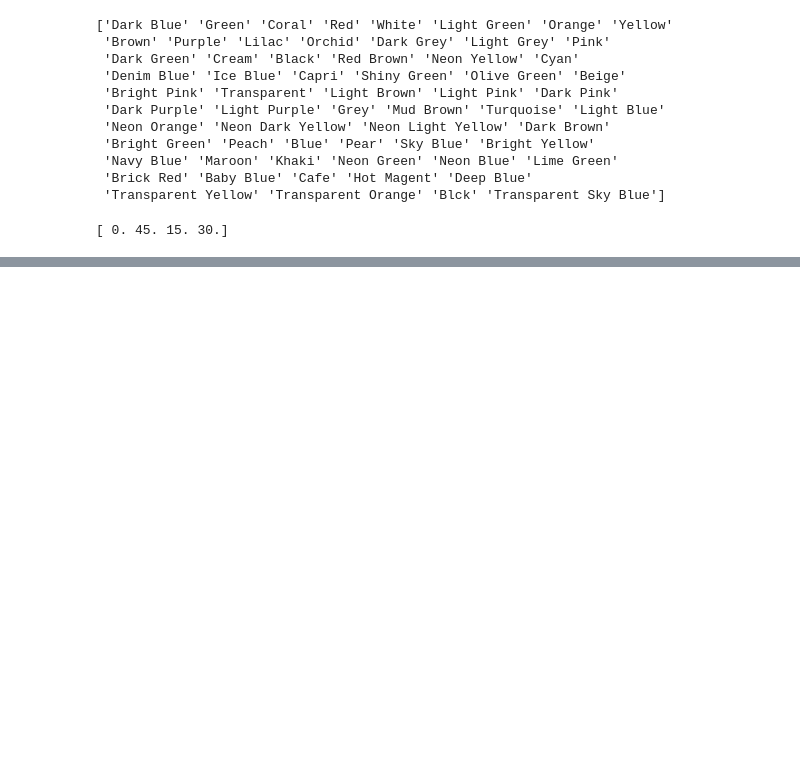
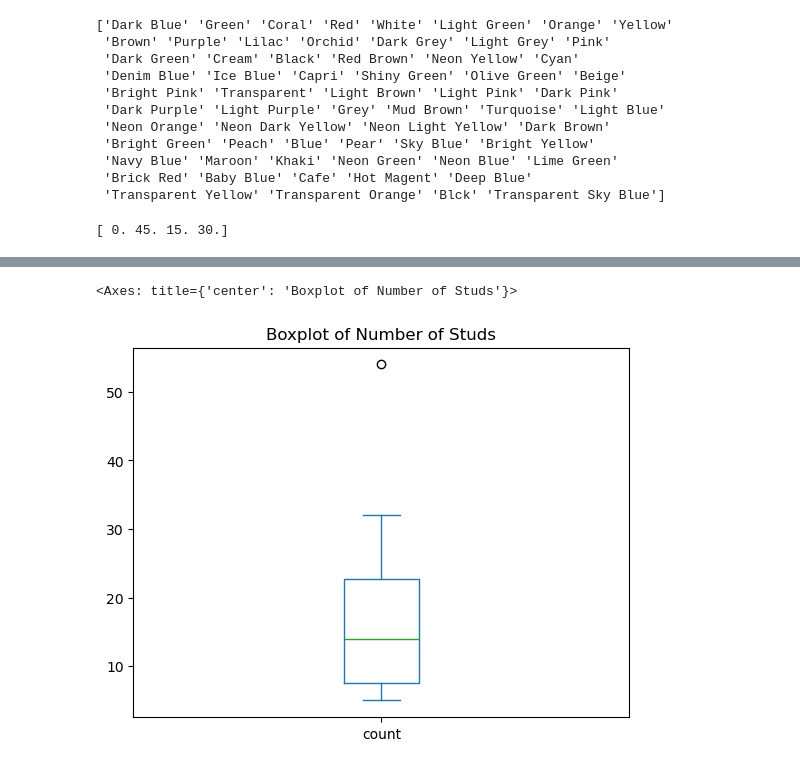
Before and after one commit to Titaniel3/ASDA_2025_Group_1_Portfolio_new, a Jupyter notebook: notebooks/week_03_group_1_notebook.ipynb, the cells around one changed output, grey strips where cells are left out. Cells and saved outputs as stored; diff of their text form; code cells hidden in the pictures; blank space fills up the shorter version.

```diff
--- a/notebooks/week_03_group_1_notebook.ipynb
+++ b/notebooks/week_03_group_1_notebook.ipynb
@@ -493,0 +634,10 @@ there are 34 duplicates
+# %%
+# Boxplot for "number of studs"
+
+df["number of studs"].value_counts().sort_index().plot(
+    kind="box",
+    title="Boxplot of Number of Studs",
+)
+# %% [output]
+<Axes: title={'center': 'Boxplot of Number of Studs'}>
+[figure, added]
```
Also changed, not shown: parts of 15 cells of this notebook.
